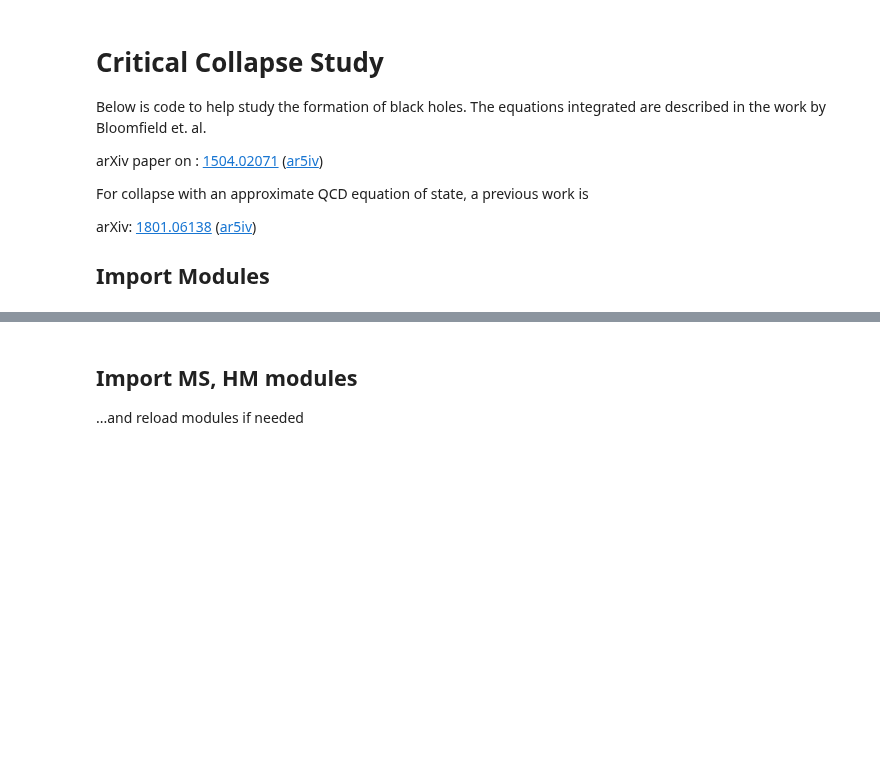
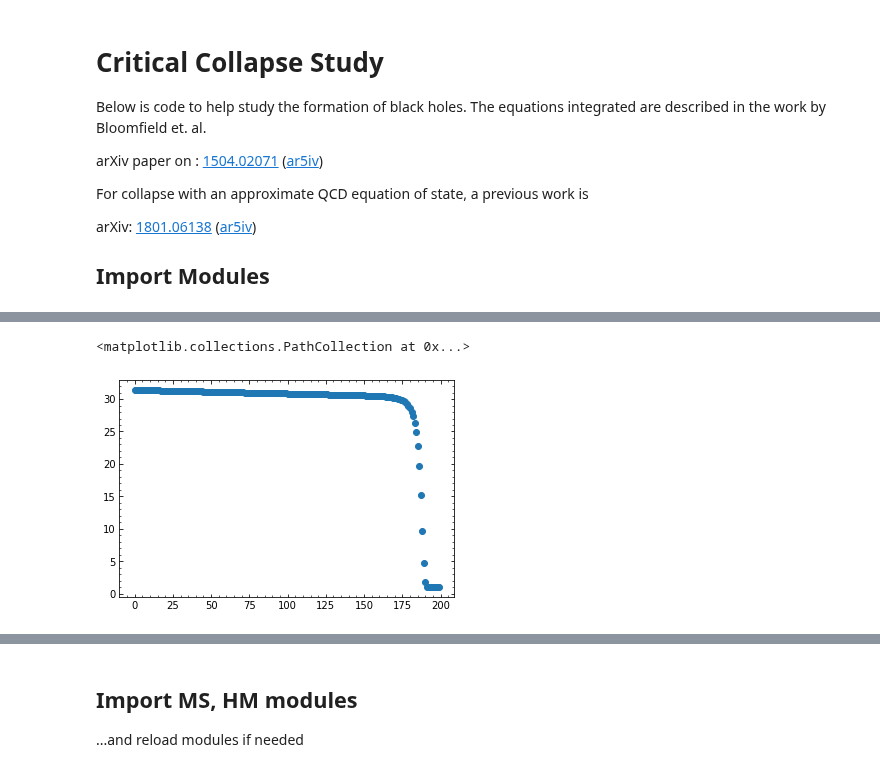
Before and after one commit to jbmertens/criticalcollapse, a Jupyter notebook: Critical_scaling.ipynb, the cells around one changed output, grey strips where cells are left out. Drawn from its saved outputs; the diff is of its cells as text; code cells hidden in the pictures; blank space fills up the shorter version.

```diff
--- a/Critical_scaling.ipynb
+++ b/Critical_scaling.ipynb
@@ -148,0 +113,24 @@ mpl.rc('ytick.minor', visible=True)
+# %%
+N = 200
+amp=0.27
+d=1.6
+
+l = c_real_t(-1)
+deltaH = c_real_t(-2)
+agg = (c_real_t*(N*13))()
+c_lib.ics(agg, ctypes.byref(l), ctypes.byref(deltaH), amp, d, N, False)
+
+steps=10
+res = c_lib.run_sim(agg, ctypes.byref(l), ctypes.byref(deltaH), steps, -1, False, 0.25,
+                   True, True, 0.0)
+agg1 = np.reshape(np.copy(agg), (13, N))
+
+for n in range(300) :
+    c_lib.regrid(agg, 0.1)
+    c_lib.agg_pop(agg, l)
+    steps=500
+    res = c_lib.run_sim(agg, ctypes.byref(l), ctypes.byref(deltaH), steps, -1,
+                        False, 0.25, True, True, 0.0)
+
+print(l)
+agg2 = np.reshape(np.copy(agg), (13, N))
@@ -148,0 +144,6 @@ mpl.rc('ytick.minor', visible=True)
+# %%
+mt = agg2[2]
+plt.scatter(np.arange(mt.shape[0]), mt)
+# %% [output]
+<matplotlib.collections.PathCollection at 0x...>
+[figure, added]
```
Also changed, not shown: parts of 20 cells of this notebook, 2 other files.
